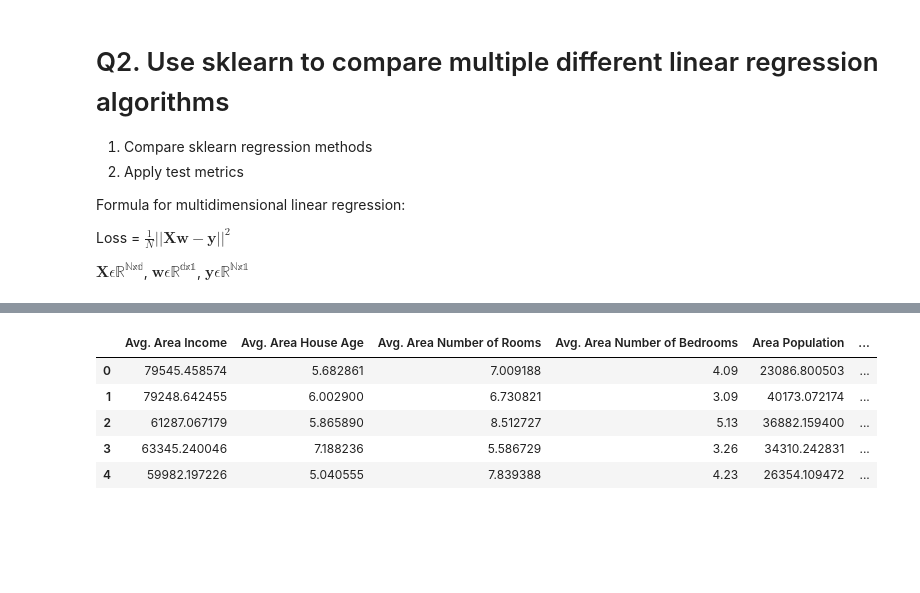
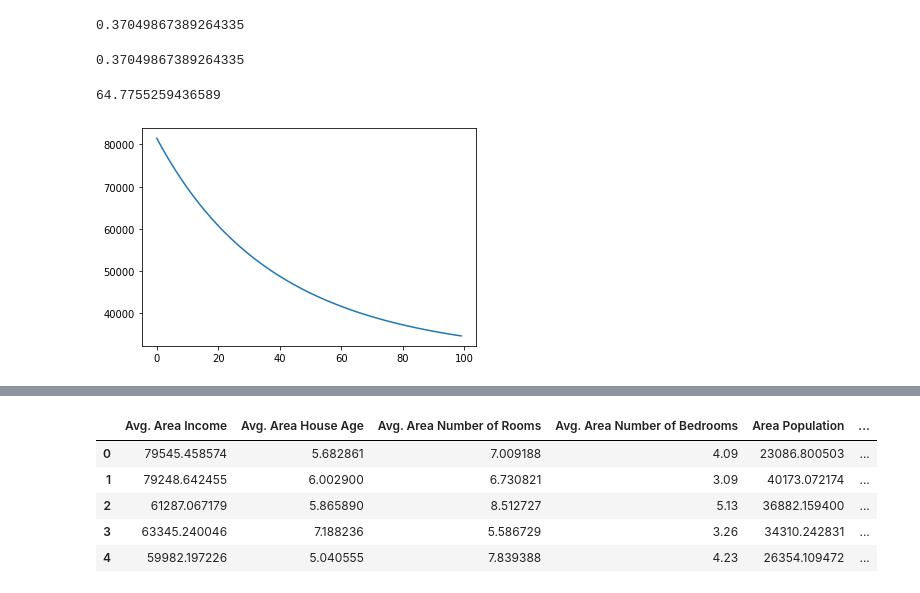
Before and after one commit to dennis-grinwald/tubddscourse, a Jupyter notebook: ml_part/day1_regression/solutions_practical_session.ipynb, the cells around one changed output, grey strips where cells are left out. Cells and saved outputs as stored; diff of their text form; code cells hidden in the pictures; blank space fills up the shorter version.

```diff
--- a/ml_part/day1_regression/solutions_practical_session.ipynb
+++ b/ml_part/day1_regression/solutions_practical_session.ipynb
@@ -34,20 +41,7 @@ Y = 0.3 * X + res
 # %%
 def mse(X, w1, Y_true):
-
-    return mse
+    return np.dot((X*w1 - Y_true).T, (X*w1 - Y_true)) / len(X)
-# %%
-def gradient_descent(X, Y, training_steps, alpha):
-    trained_w1 = None
-    return trained_w1
-# %% [markdown]
-# Q2. Use sklearn to compare multiple different linear regression algorithms
-1. Compare sklearn regression methods
-2. Apply test metrics
-
-Formula for multidimensional linear regression:
-
-Loss = $\frac{1}{N} \lvert\lvert \mathbf{X}\mathbf{w}-\mathbf{y} \lvert\lvert^{2}$
-
-$\mathbf{X}\epsilon\mathbb{R^{Nxd}}$,
-$\mathbf{w}\epsilon\mathbb{R^{dx1}}$,
-$\mathbf{y}\epsilon\mathbb{R^{Nx1}}$
+# %%
+mse(X,0.5,Y)
+# %% [output]
+0.37049867389264335
@@ -53,0 +50,26 @@ $\mathbf{y}\epsilon\mathbb{R^{Nx1}}$
+# %%
+mean_squared_error(Y, X*0.5)
+# %% [output]
+0.37049867389264335
+# %%
+def gradient_descent(X, Y, training_itrs, alpha):
+
+    w = 100
+    error = []
+
+    for i in range(training_itrs):
+
+        delta_J = (1/(len(X) * 2)) * w * np.dot(X.T, X) - np.dot(X.T, Y)
+
+        w = w - alpha * delta_J
+
+        error.append(mse(X, w, Y))
+
+    plt.plot(error)
+
+    return w
+# %%
+gradient_descent(X, Y, 100, 0.005)
+# %% [output]
+64.7755259436589
+[figure, added]
```
Also changed, not shown: parts of 21 cells of this notebook, 6 other files.
